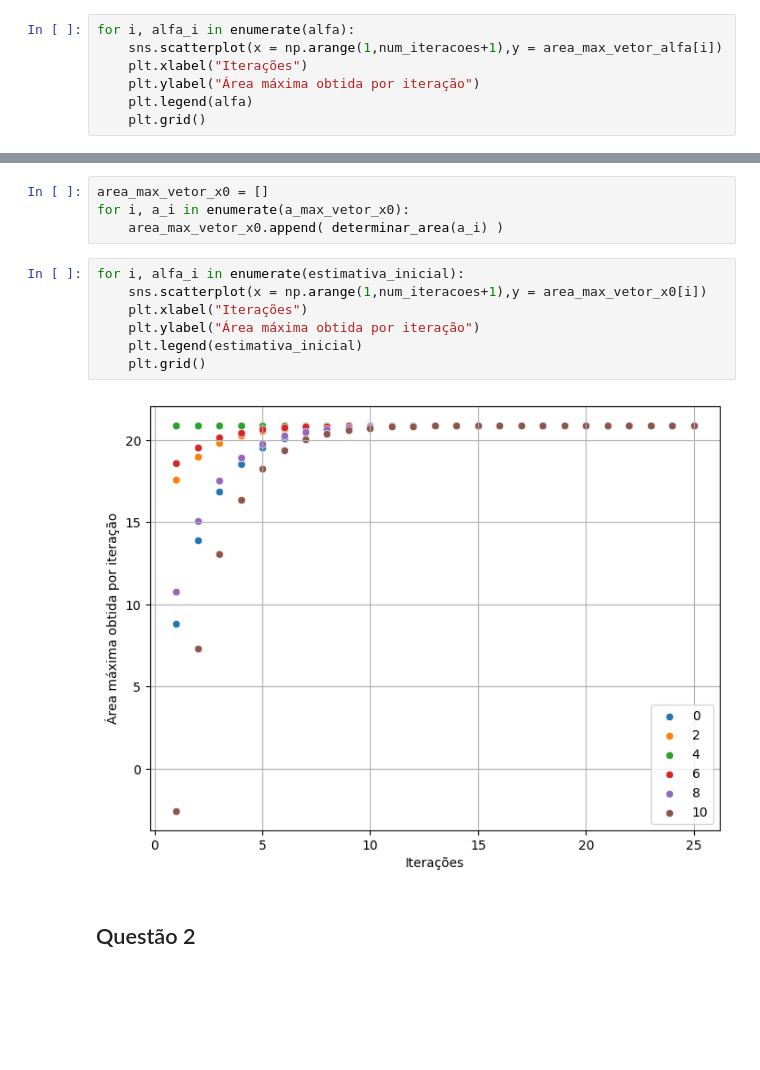
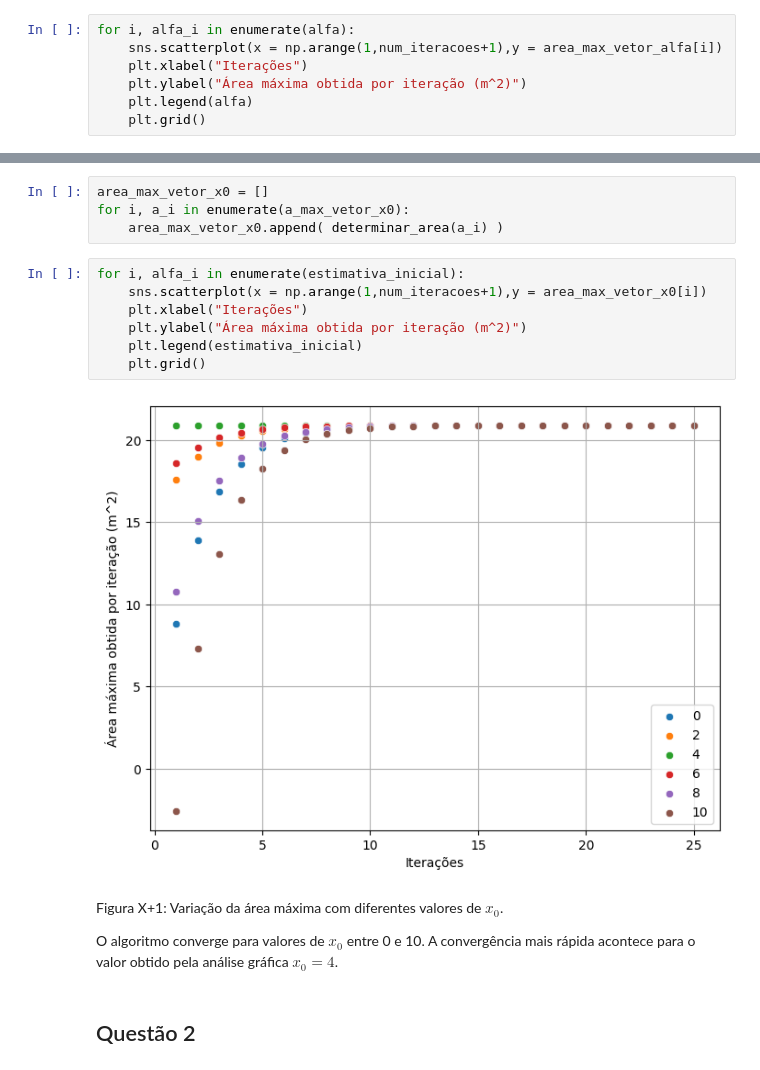
Before and after one commit to ricardoamachado/ENGA74, a Jupyter notebook: Atividade1/atividade1.ipynb, the cells around one changed output, grey strips where cells are left out. Cells and saved outputs as stored; diff of their text form; blank space fills up the shorter version.

```diff
--- a/Atividade1/atividade1.ipynb
+++ b/Atividade1/atividade1.ipynb
@@ -100,7 +108,7 @@ for i, a_i in enumerate(a_max_vetor_alfa):
 for i, alfa_i in enumerate(alfa):
     sns.scatterplot(x = np.arange(1,num_iteracoes+1),y = area_max_vetor_alfa[i])
     plt.xlabel("Iterações")
-    plt.ylabel("Área máxima obtida por iteração")
+    plt.ylabel("Área máxima obtida por iteração (m^2)")
     plt.legend(alfa)
     plt.grid()
 # %% [output]
@@ -119,12 +143,16 @@ for i, a_i in enumerate(a_max_vetor_x0):
 # %%
 for i, alfa_i in enumerate(estimativa_inicial):
     sns.scatterplot(x = np.arange(1,num_iteracoes+1),y = area_max_vetor_x0[i])
     plt.xlabel("Iterações")
-    plt.ylabel("Área máxima obtida por iteração")
+    plt.ylabel("Área máxima obtida por iteração (m^2)")
     plt.legend(estimativa_inicial)
     plt.grid()
 # %% [output]
-[figure, old version]
+[figure, new version]
+# %% [markdown]
+Figura X+1: Variação da área máxima com diferentes valores de $x_0$.
+
+O algoritmo converge para valores de $x_0$ entre 0 e 10. A convergência mais rápida acontece para o valor obtido pela análise gráfica $x_0 = 4$.
 # %% [markdown]
 ## Questão 2
 # %% [markdown]
```
Also changed, not shown: parts of 36 cells of this notebook.
